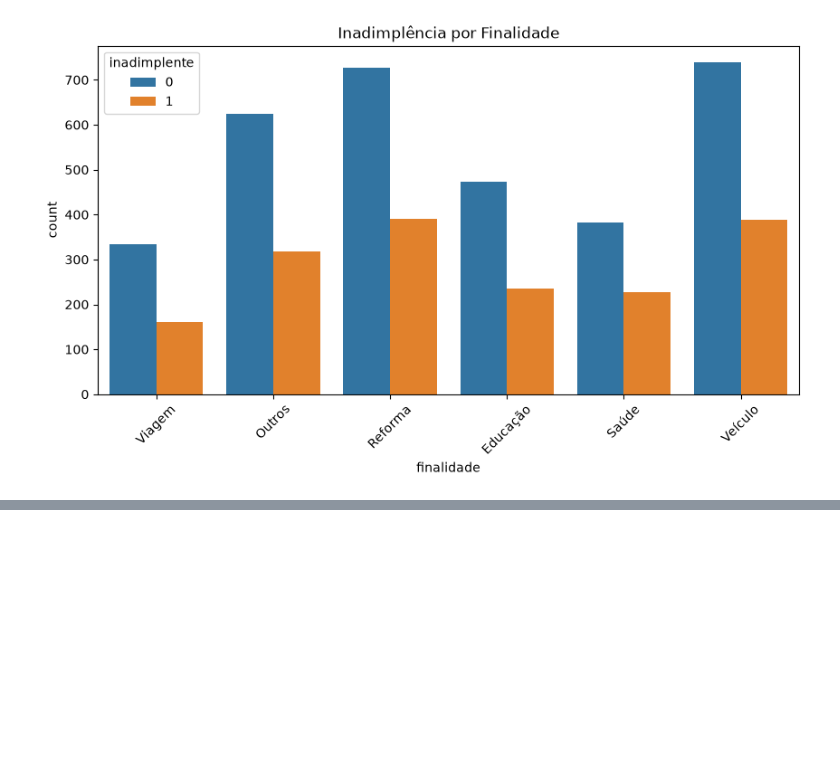
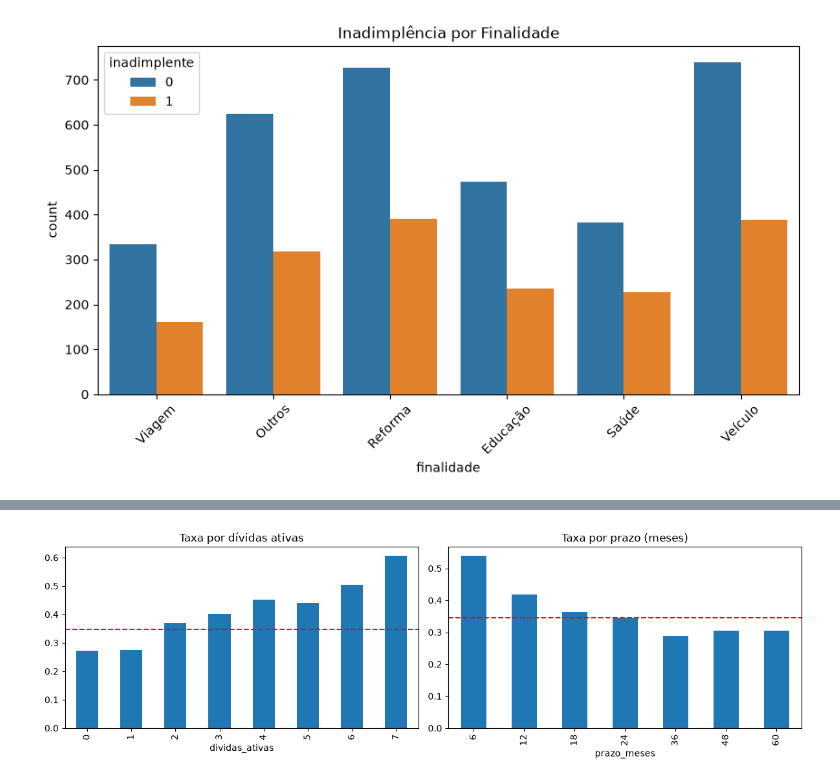
Before and after one commit to caioeserpa/CredAIR, a Jupyter notebook: notebooks/notebook.ipynb, the cells around one changed output, grey strips where cells are left out. Cells and saved outputs as stored; diff of their text form; code cells hidden in the pictures; blank space fills up the shorter version.

```diff
--- a/notebooks/notebook.ipynb
+++ b/notebooks/notebook.ipynb
@@ -272,0 +387,8 @@ plt.show()
+# %%
+fig, axes = plt.subplots(1, 2, figsize=(12, 3.8))
+df_limpo.groupby("dividas_ativas")["inadimplente"].mean().plot(kind="bar", ax=axes[0], title="Taxa por dívidas ativas")
+df_limpo.groupby("prazo_meses")["inadimplente"].mean().plot(kind="bar", ax=axes[1], title="Taxa por prazo (meses)")
+for a in axes: a.axhline(df_limpo["inadimplente"].mean(), color="red", ls="--")
+plt.tight_layout(); plt.show()
+# %% [output]
+[figure, added]
```
Also changed, not shown: parts of 11 cells of this notebook.
